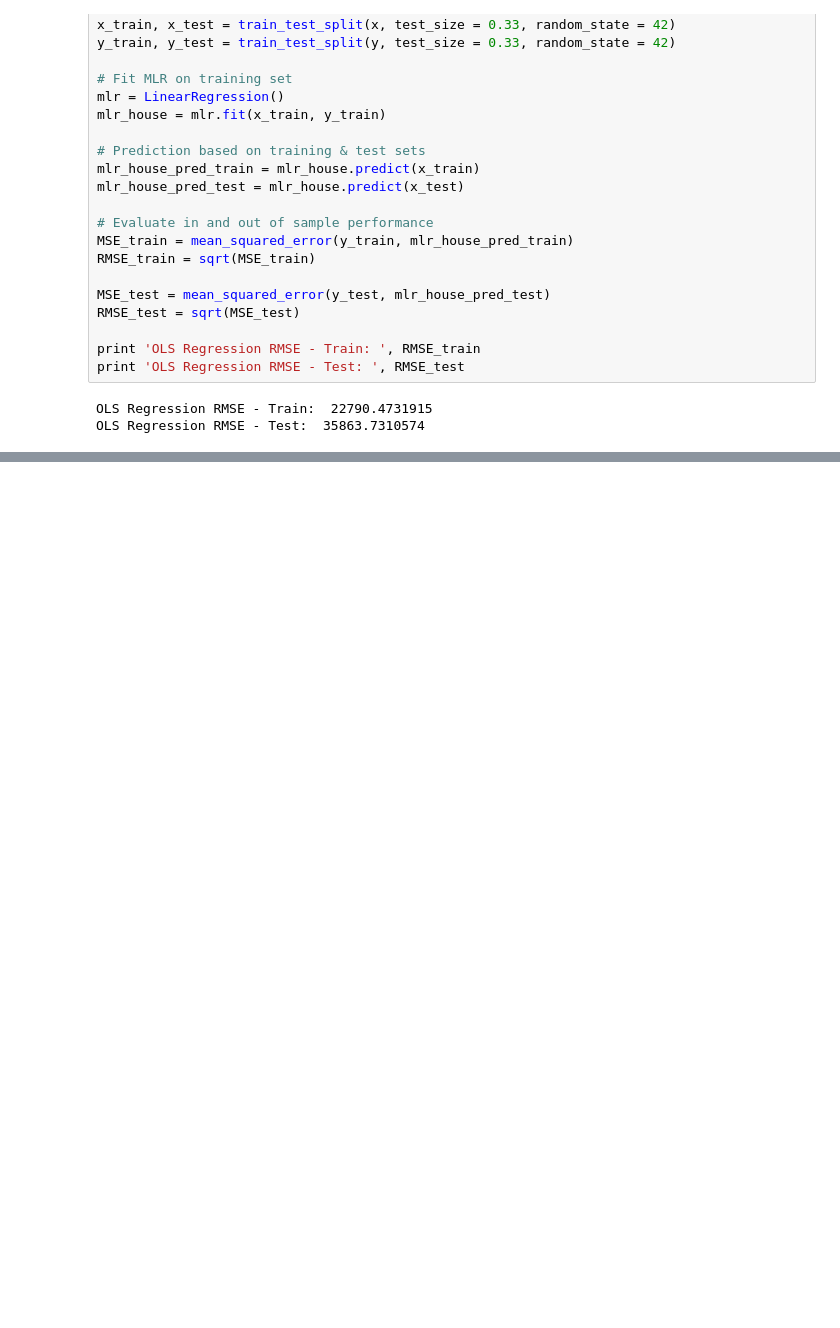
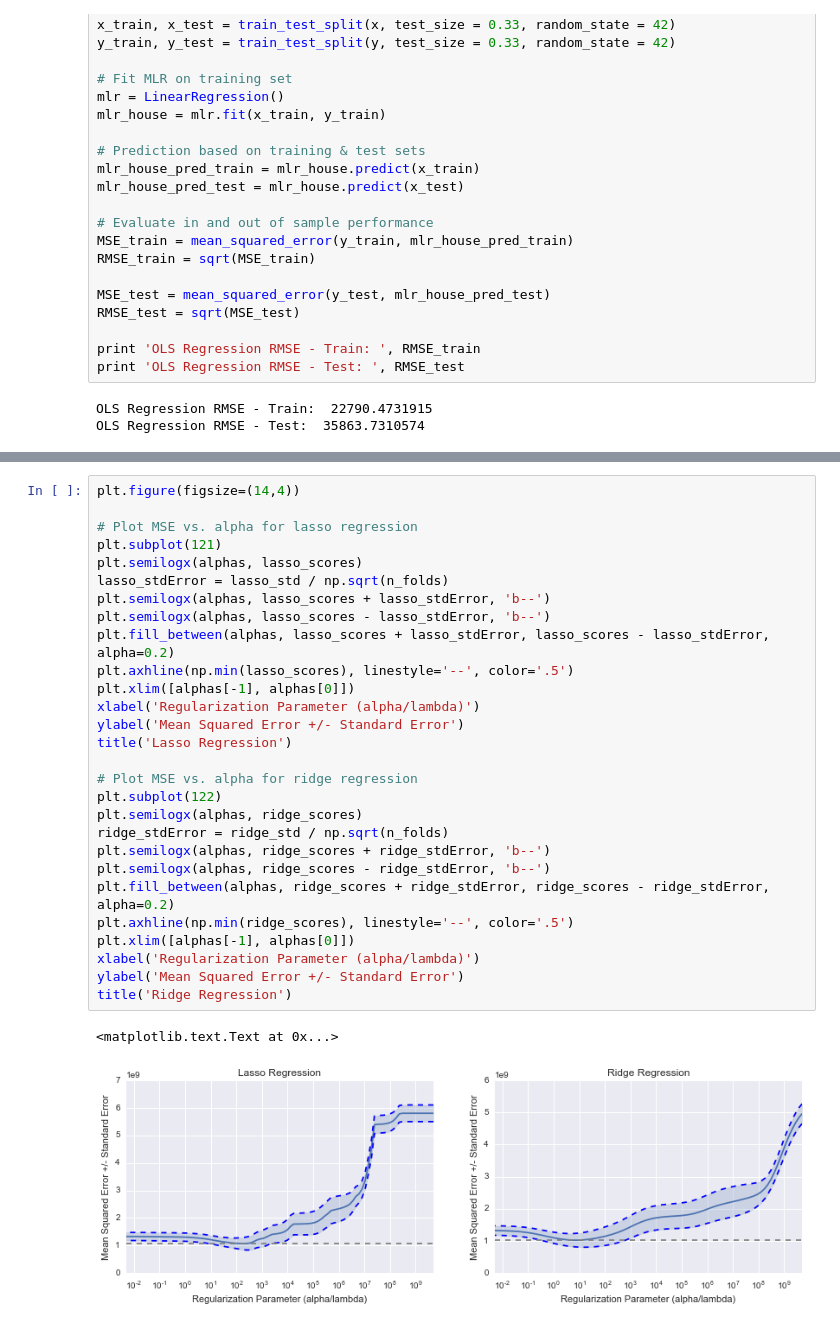
Before and after one commit to brbeckelman/Advanced-Predictive-Modeling-Class, a Jupyter notebook: HW3/HW3-apm382.ipynb, the cells around one changed output, grey strips where cells are left out. Saved outputs shown, nothing was run; the diff lists cells and outputs as text; blank space fills up the shorter version.

Commit message:
Added Ridge & Lasso models for Q6

```diff
--- a/HW3/HW3-apm382.ipynb
+++ b/HW3/HW3-apm382.ipynb
@@ -735,0 +771,31 @@ OLS Regression RMSE - Test:  35863.7310574
+# %%
+plt.figure(figsize=(14,4))
+
+# Plot MSE vs. alpha for lasso regression
+plt.subplot(121)
+plt.semilogx(alphas, lasso_scores)
+lasso_stdError = lasso_std / np.sqrt(n_folds)
+plt.semilogx(alphas, lasso_scores + lasso_stdError, 'b--')
+plt.semilogx(alphas, lasso_scores - lasso_stdError, 'b--')
+plt.fill_between(alphas, lasso_scores + lasso_stdError, lasso_scores - lasso_stdError, alpha=0.2)
+plt.axhline(np.min(lasso_scores), linestyle='--', color='.5')
+plt.xlim([alphas[-1], alphas[0]])
+xlabel('Regularization Parameter (alpha/lambda)')
+ylabel('Mean Squared Error +/- Standard Error')
+title('Lasso Regression')
+
+# Plot MSE vs. alpha for ridge regression
+plt.subplot(122)
+plt.semilogx(alphas, ridge_scores)
+ridge_stdError = ridge_std / np.sqrt(n_folds)
+plt.semilogx(alphas, ridge_scores + ridge_stdError, 'b--')
+plt.semilogx(alphas, ridge_scores - ridge_stdError, 'b--')
+plt.fill_between(alphas, ridge_scores + ridge_stdError, ridge_scores - ridge_stdError, alpha=0.2)
+plt.axhline(np.min(ridge_scores), linestyle='--', color='.5')
+plt.xlim([alphas[-1], alphas[0]])
+xlabel('Regularization Parameter (alpha/lambda)')
+ylabel('Mean Squared Error +/- Standard Error')
+title('Ridge Regression')
+# %% [output]
+<matplotlib.text.Text at 0x...>
+[figure, added]
```
Also changed, not shown: parts of 5 cells of this notebook.
